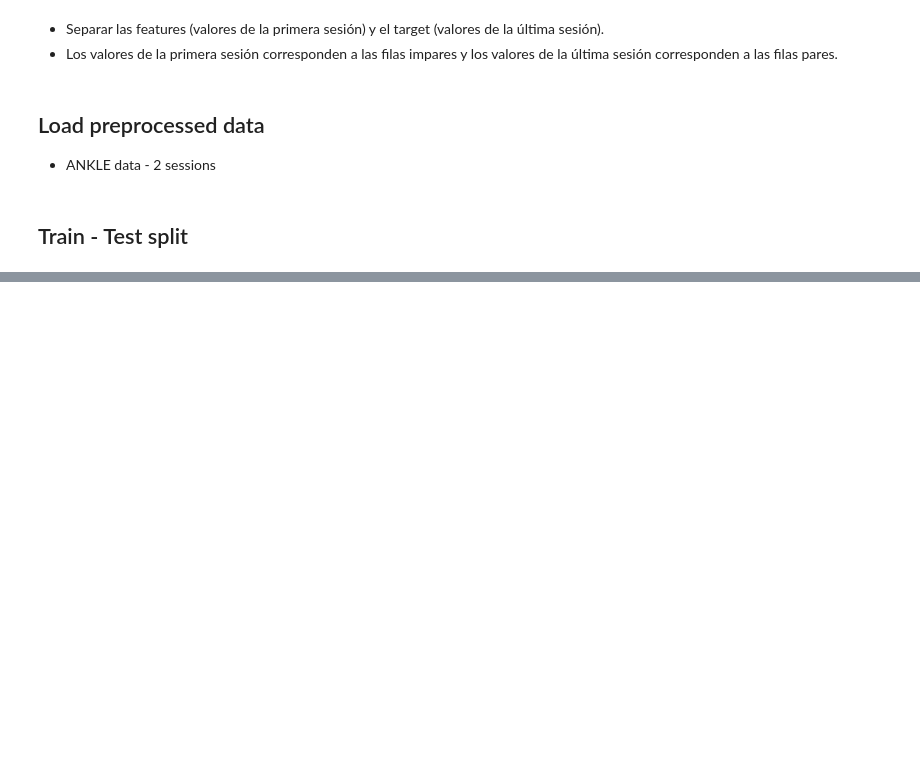
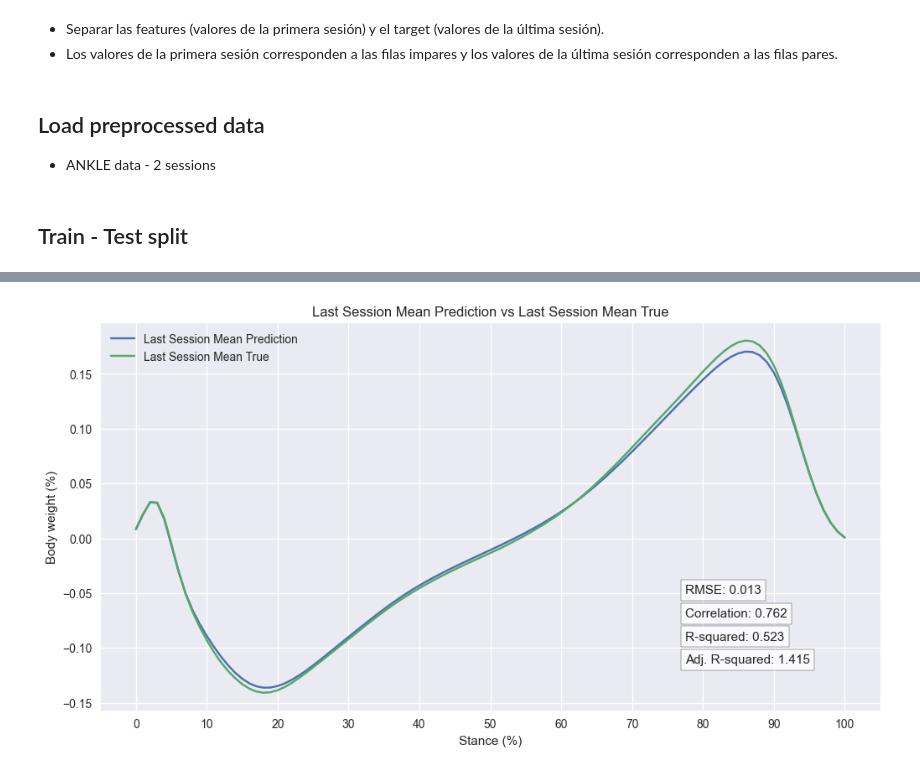
Before and after one commit to bernatsort/Therapy-Progress-Gait-Prediction, a Jupyter notebook: PLS_model.ipynb, the cells around one changed output, grey strips where cells are left out. Saved outputs shown, nothing was run; the diff lists cells and outputs as text; code cells hidden in the pictures; blank space fills up the shorter version.

```diff
--- a/PLS_model.ipynb
+++ b/PLS_model.ipynb
@@ -190,0 +334,87 @@ plot_predictions_vs_true(y_true=y_test_A2,
+# %%
+def plot_last_session_mean_prediction_vs_mean_true(y_true: np.ndarray,
+                                                   y_pred: np.ndarray,
+                                                   overall_rmse: float,
+                                                   overall_corr: float,
+                                                   overall_r2: float,
+                                                   overall_adj_r2: float,
+                                                   time_points: int = 101,
+                                                   x_ticks: int = 10) -> None:
+    """
+    Plot mean prediction values against mean true values for each target variable.
+
+    Parameters:
+        y_true (np.ndarray): The true target values with shape (n_samples, n_targets).
+        y_pred (np.ndarray): The predicted target values with shape (n_samples, n_targets).
+        overall_rmse (float): The overall root mean square error (RMSE) of the model.
+        overall_corr (float): The overall correlation coefficient of the model.
+        overall_r2 (float): The overall coefficient of determination (R-squared) of the model.
+        overall_adj_r2 (float): The overall adjusted R-squared of the model.
+        time_points (int): Number of time points.
+        x_ticks (int): Interval for x-axis ticks.
+
+    Returns:
+        None
+    """
+    # Create the x-axis with values from 0 to 100 (time points)
+    x_axis = [str(num) for num in range(time_points)]
+
+    # Calculate mean values for predictions and true values across all patients for each target variable
+    mean_y_pred = np.mean(y_pred, axis=0)
+    mean_y_true = np.mean(y_true, axis=0)
+
+    # Plot the lines
+    plt.figure(figsize=(12, 6))
+    plt.plot(x_axis, mean_y_pred, label='Last Session Mean Prediction')
+    plt.plot(x_axis, mean_y_true, label='Last Session Mean True')
+
+    # Add overall RMSE, overall correlation and overall R2 as text in the plot
+    plt.text(0.75, 0.31, f"RMSE: {overall_rmse:.3f}", transform=plt.gca().transAxes,
+             fontsize=11, verticalalignment='center', bbox=dict(facecolor='white', alpha=0.8))
+
+    plt.text(0.75, 0.25, f"Correlation: {overall_corr:.3f}", transform=plt.gca().transAxes,
+             fontsize=11, verticalalignment='center', bbox=dict(facecolor='white', alpha=0.8))
+
+    plt.text(0.75, 0.19, f"R-squared: {overall_r2:.3f}", transform=plt.gca().transAxes,
+             fontsize=11, verticalalignment='center', bbox=dict(facecolor='white', alpha=0.8))
+
+    plt.text(0.75, 0.13, f"Adj. R-squared: {overall_adj_r2:.3f}", transform=plt.gca().transAxes,
+             fontsize=11, verticalalignment='center', bbox=dict(facecolor='white', alpha=0.8))
+
+    # Add labels and title
+    plt.xlabel('Stance (%)')
+    plt.ylabel('Body weight (%)')
+    plt.title('Last Session Mean Prediction vs Last Session Mean True')
+
+    # Customize x-axis ticks and labels
+    x_ticks = range(0, len(x_axis), x_ticks)
+    x_tick_labels = [x_axis[i] for i in x_ticks]
+    plt.xticks(x_ticks, x_tick_labels)
+
+    # Add legend for mean and standard deviation
+    plt.legend(loc='best')
+    plt.grid(True)
+    plt.show()
+
+
+# Model 1: y_test_A2, y_pred_test_A2
+plot_last_session_mean_prediction_vs_mean_true(y_true = y_test_A2,
+                                               y_pred = y_pred_test_A2,
+                                               overall_rmse = overall_rmse,
+                                               overall_corr = overall_correlation,
+                                               overall_r2 = overall_r2,
+                                               overall_adj_r2 = overall_adjusted_r2,
+                                               time_points = 101)
+
+
+# Print or return the results
+# print("RMSE Scores for Each Target Variable:", rmse_scores)
+# print("Overall RMSE:", overall_rmse)
+# print("Correlation Coefficients for Each Target Variable:", correlation_coeffs)
+# print("Overall Correlation Coefficient:", overall_correlation)
+# print("R-squared Scores for Each Target Variable:", r2_scores)
+# print("Overall R-squared:", overall_r2)
+# print("Adjusted R-squared Scores for Each Target Variable:", adjusted_r2_scores)
+# print("Overall Adjusted R-squared:", overall_adjusted_r2)
+# %% [output]
+[figure, added]
```
Also changed, not shown: parts of 14 cells of this notebook.
